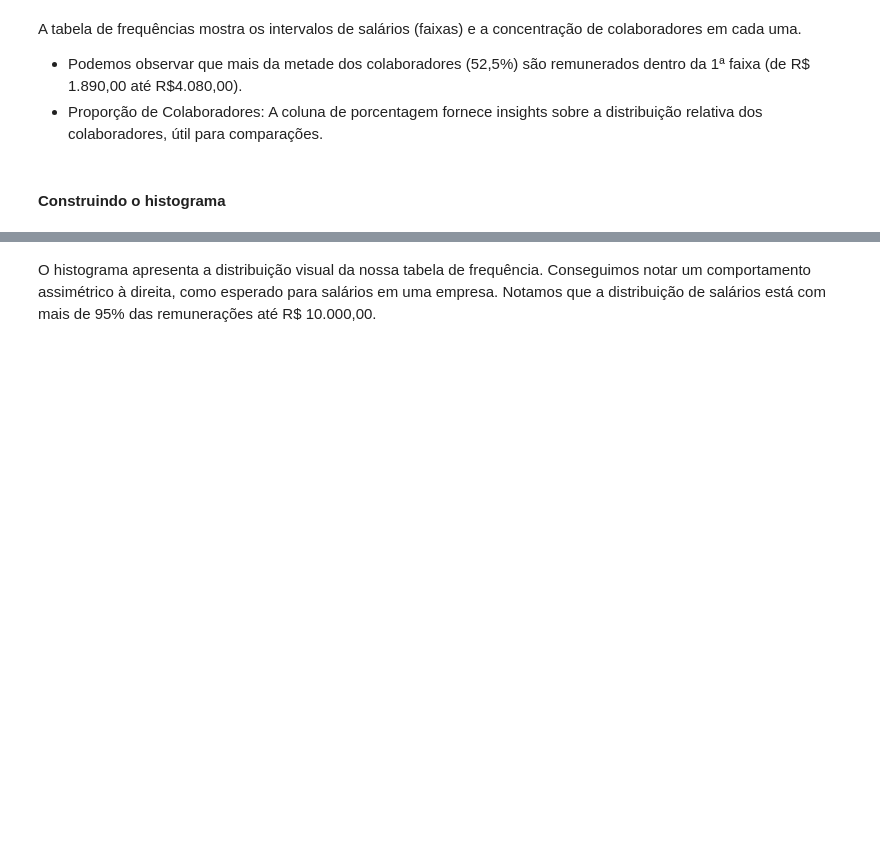
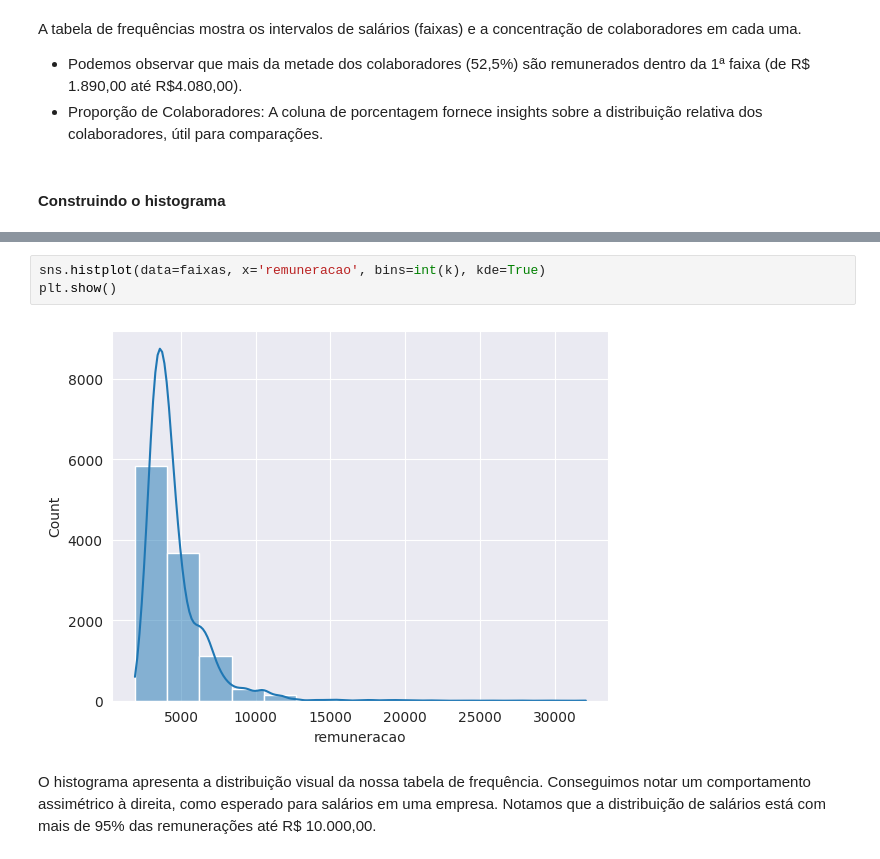
Before and after one commit to lggugs/python, a Jupyter notebook: python_frequencias_e_medidas.ipynb, the cells around one changed output, grey strips where cells are left out. Cells and saved outputs as stored; diff of their text form; blank space fills up the shorter version.

```diff
--- a/python_frequencias_e_medidas.ipynb
+++ b/python_frequencias_e_medidas.ipynb
@@ -1273,3 +1295,8 @@ A tabela de frequências mostra os intervalos de salários (faixas) e a concentr
+# %%
+sns.histplot(data=faixas, x='remuneracao', bins=int(k), kde=True)
+plt.show()
+# %% [output]
+[figure, added]
 # %% [markdown]
 O histograma apresenta a distribuição visual da nossa tabela de frequência. Conseguimos notar um comportamento assimétrico à direita, como esperado para salários em uma empresa.
 Notamos que a distribuição de salários está com mais de 95% das remunerações até R\$ 10.000,00.
```
Also changed, not shown: parts of 2 cells of this notebook.
